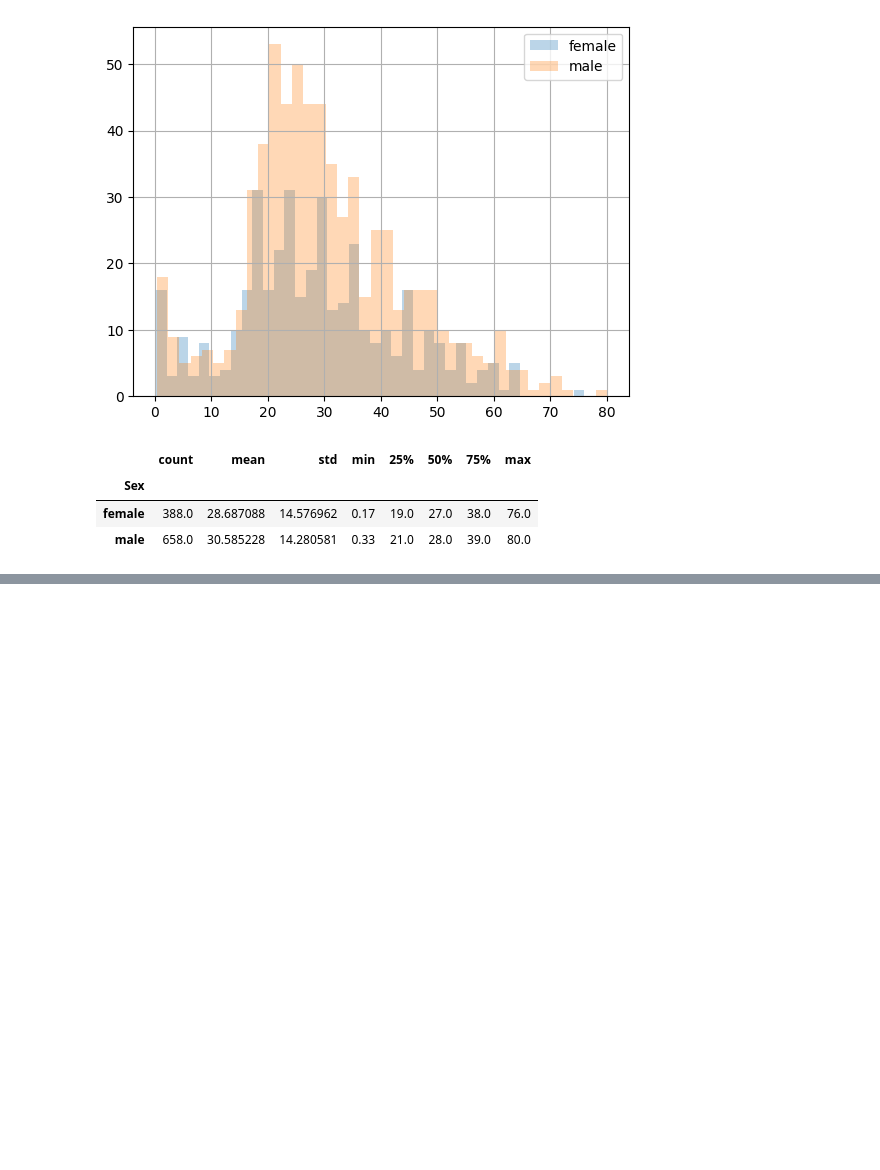
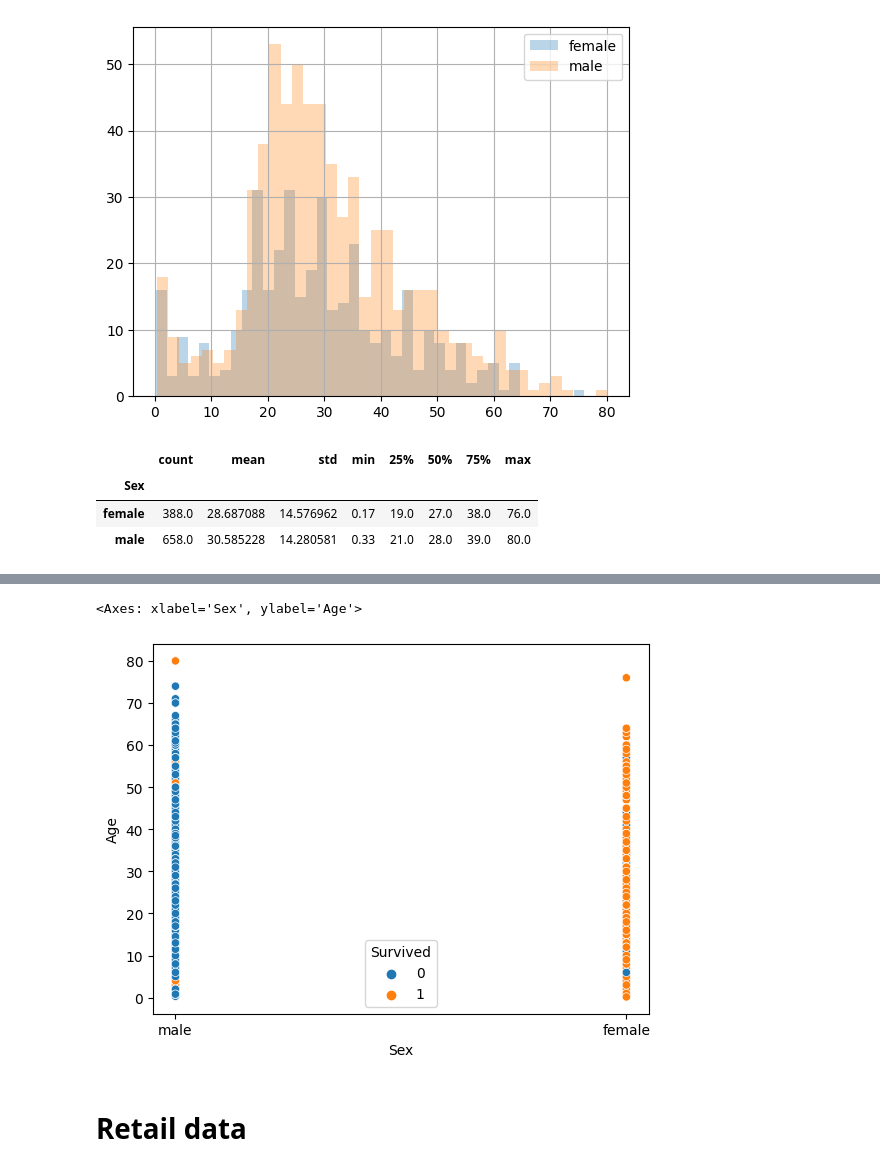
Before and after one commit to JimmySunDance/learntech-exploratory-data-analysis, a Jupyter notebook: example.ipynb, the cells around one changed output, grey strips where cells are left out. Drawn from its saved outputs; the diff is of its cells as text; code cells hidden in the pictures; blank space fills up the shorter version.

```diff
--- a/example.ipynb
+++ b/example.ipynb
@@ -213,0 +189,14 @@ pdf.groupby("Sex")["Age"].describe()
+# %%
+# plt.figure(figsize=(13,11))
+
+sns.scatterplot(
+    data=pdf,
+    x="Sex",
+    y="Age",
+    hue="Survived",
+)
+# %% [output]
+<Axes: xlabel='Sex', ylabel='Age'>
+[figure, added]
+# %% [markdown]
+# Retail data
```
Also changed, not shown: parts of 29 cells of this notebook.
